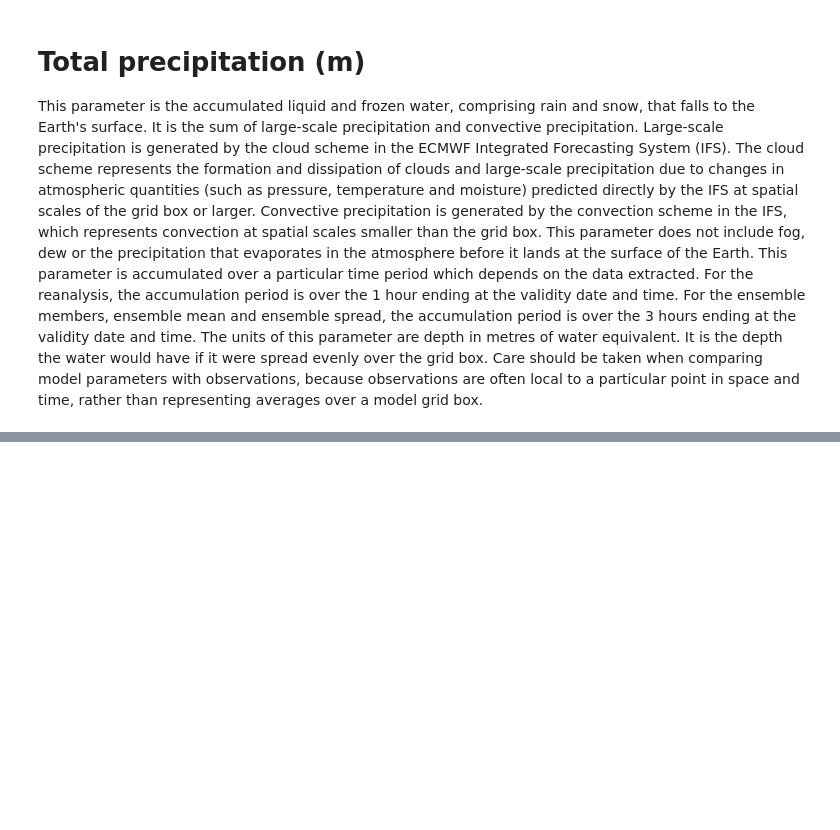
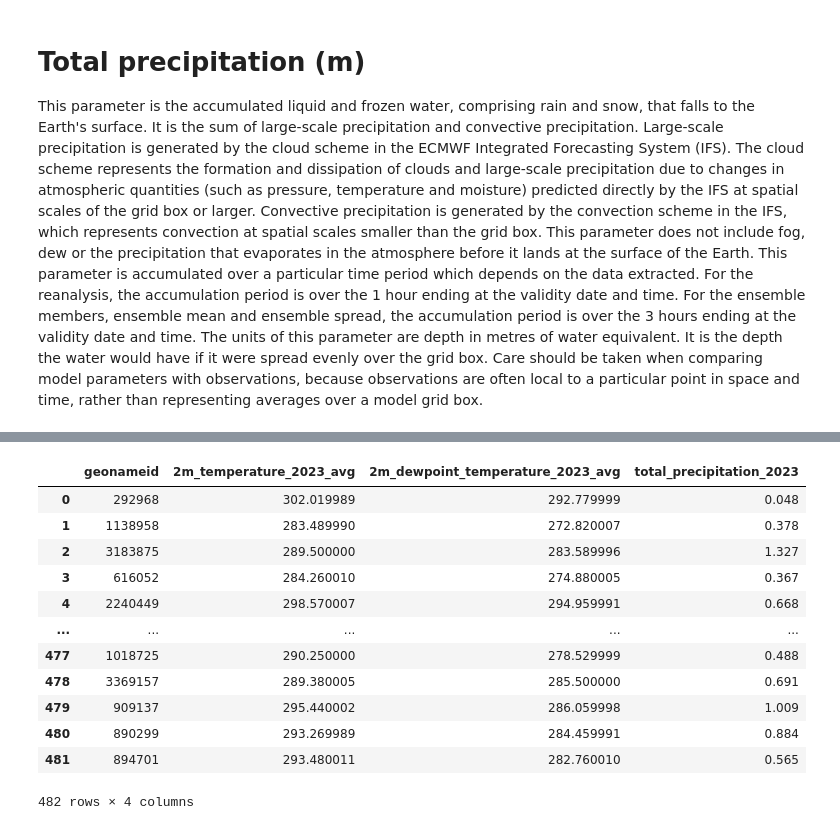
Before and after one commit to AliciaXia222/Capstone-Team-Climate-Trace, a Jupyter notebook: notebooks/020_WeatherData_Preprocessing.ipynb, the cells around one changed output, grey strips where cells are left out. Cells and saved outputs as stored; diff of their text form; code cells hidden in the pictures; blank space fills up the shorter version.

```diff
--- a/notebooks/020_WeatherData_Preprocessing.ipynb
+++ b/notebooks/020_WeatherData_Preprocessing.ipynb
@@ -291,0 +393,17 @@ plt.show()
+# %%
+merged_df = merged_df[["geonameid","2m_temperature_2023_avg", "2m_dewpoint_temperature_2023_avg", "total_precipitation_2023"]]
+merged_df
+# %% [output]
+|  | geonameid | 2m_temperature_2023_avg | 2m_dewpoint_temperature_2023_avg | total_precipitation_2023 |
+| 0 | 292968 | 302.019989 | 292.779999 | 0.048 |
+| 1 | 1138958 | 283.489990 | 272.820007 | 0.378 |
+| 2 | 3183875 | 289.500000 | 283.589996 | 1.327 |
+| 3 | 616052 | 284.260010 | 274.880005 | 0.367 |
+| 4 | 2240449 | 298.570007 | 294.959991 | 0.668 |
+| ... | ... | ... | ... | ... |
+| 477 | 1018725 | 290.250000 | 278.529999 | 0.488 |
+| 478 | 3369157 | 289.380005 | 285.500000 | 0.691 |
+| 479 | 909137 | 295.440002 | 286.059998 | 1.009 |
+| 480 | 890299 | 293.269989 | 284.459991 | 0.884 |
+| 481 | 894701 | 293.480011 | 282.760010 | 0.565 |
+482 rows × 4 columns
```
Also changed, not shown: parts of 22 cells of this notebook.
